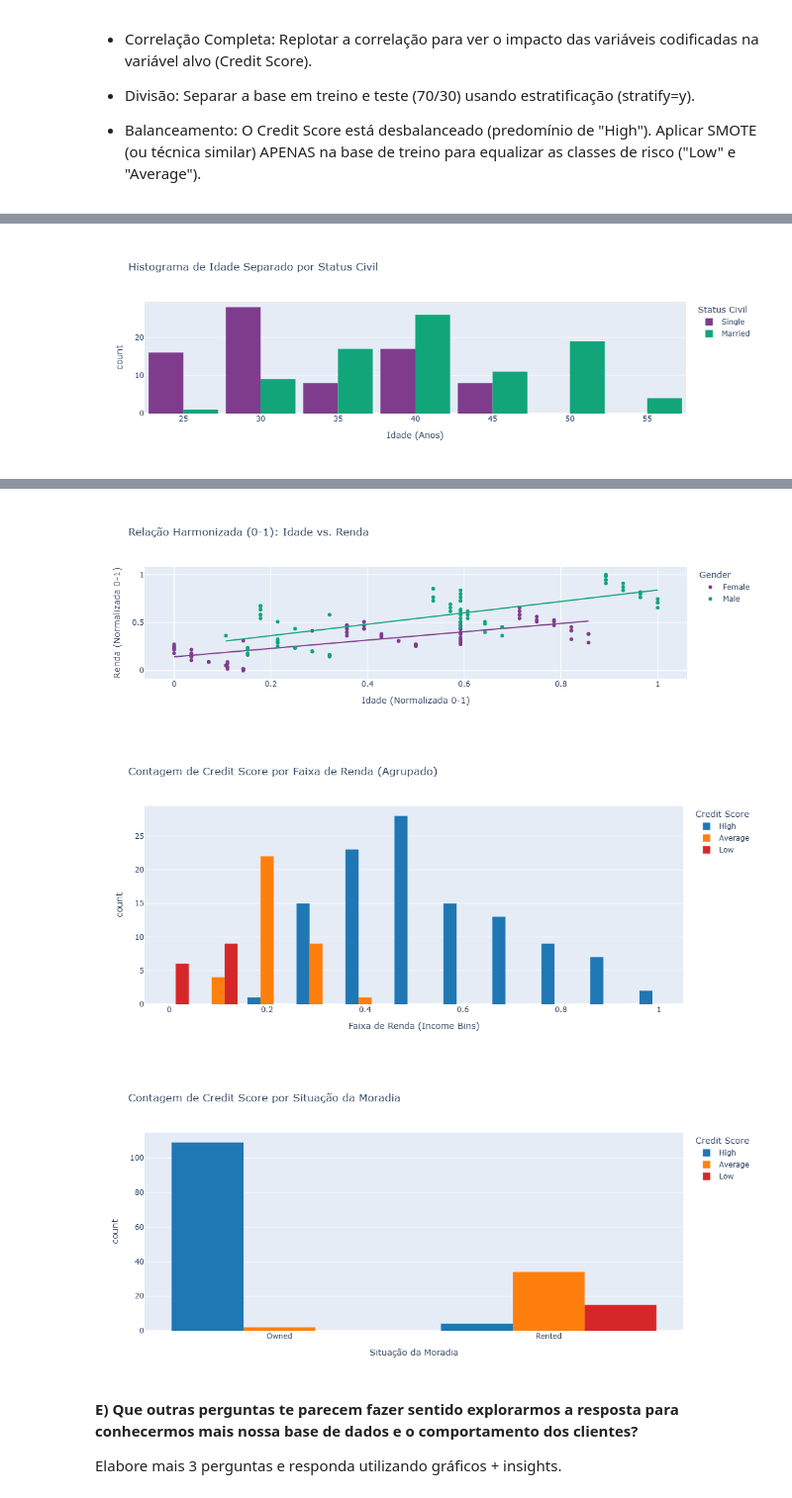
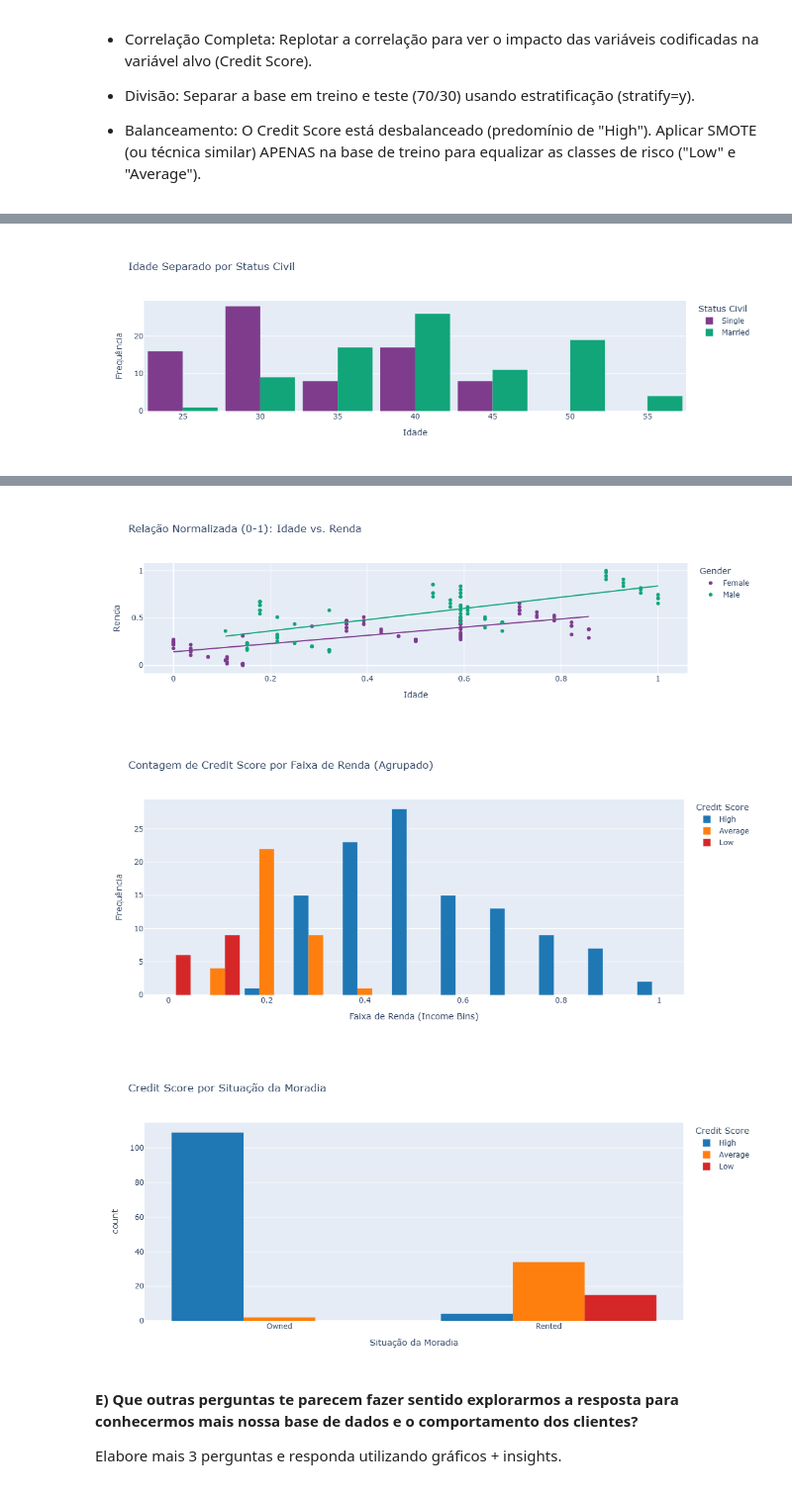
Before and after one commit to JohnnyCst37/credit-score-processamento-data-science, a Jupyter notebook: Profissao Cientista de Dados M17 Projeto-johnny.ipynb, the cells around one changed output, grey strips where cells are left out. Shown at 99% size. Saved outputs shown, nothing was run; the diff lists cells and outputs as text; code cells hidden in the pictures.

```diff
--- a/Profissao Cientista de Dados M17 Projeto-johnny.ipynb
+++ b/Profissao Cientista de Dados M17 Projeto-johnny.ipynb
@@ -407,45 +407,43 @@ Codificação Categórica:
  - Balanceamento: O Credit Score está desbalanceado (predomínio de "High"). Aplicar SMOTE (ou técnica similar) APENAS na base de treino para equalizar as classes de risco ("Low" e "Average").
 # %%
 # ANALISE CENTRAL
+
 # Padronização de Cores
 FINANCE_BLUE = '#1f77b4' # Cor única para histogramas univariados ou barras principais
 CREDIT_SCORE_COLORS = {'High': '#1f77b4', 'Average': '#ff7f0e', 'Low': '#d62728'} # Azul, Laranja, Vermelho
 
 # ----------------------------------------------------------------------
 # AGE VS MARITAL STATUS
-# ----------------------------------------------------------------------
-
-# Histograma da Distribuição de Idade (UNIVARIADA - Cor Única)
+# Histograma da Distribuição de Idade
 fig_age_marital = px.histogram(
     df,
     x='Age',
-    title='Histograma da Distribuição de Idade',
+    title='Distribuição de Idade por Estado Civil',
     labels={'Age': 'Idade (Anos)', 'count': 'Frequência'},
     nbins=10,
     color_discrete_sequence=[FINANCE_BLUE] # PADRONIZAÇÃO DE COR
 )
 
-fig_age_marital.update_layout(xaxis_title='Idade', yaxis_title='Contagem (Frequência)', bargap=0.05)
+fig_age_marital.update_layout(xaxis_title='Idade', yaxis_title='Frequência', bargap=0.05)
 fig_age_marital.show()
 
 
-# Histograma com Separação por Status Civil (BIVARIADA - Plotly escolhe cores diferentes para Marital Status)
+# Histograma com Separação por Status Civil
 fig_education_score = px.histogram(
     df,
     x='Age',
     color='Marital Status',
-    title='Histograma de Idade Separado por Status Civil',
+    title='Idade Separado por Status Civil',
     labels={'Age': 'Idade (Anos)', 'count': 'Frequência', 'Marital Status': 'Status Civil'},
     barmode='group',
     nbins=10,
     # PLOTLY: Usa uma sequência de cores para as categorias de 'Marital Status'
     color_discrete_sequence=px.colors.qualitative.Bold
 )
-fig_education_score.update_layout(bargap=0.1)
+fig_education_score.update_layout(xaxis_title='Idade', yaxis_title='Frequência', bargap=0.1)
 fig_education_score.show()
 
-# ... (Tabelas de Education vs Credit Score - Sem código gráfico para harmonizar) ...
-
+# EDUCATION POR CREDIT SCORE
 # Gráfico de Barras Agrupado e Empilhado para Education vs Credit Score
 fig_education_score = px.histogram(
     df,
@@ -457,14 +455,14 @@ fig_education_score = px.histogram(
     # PADRONIZAÇÃO DE CORES: Mapeia o Credit Score para as cores de risco
     color_discrete_map=CREDIT_SCORE_COLORS
 )
+
+fig_age_marital.update_layout(xaxis_title='Escolaridade', yaxis_title='Frequência', bargap=0.05)
+
 fig_education_score.show()
 
-# ----------------------------------------------------------------------
+
 # AGE VS INCOME (Normalizado)
 # ----------------------------------------------------------------------
-
-# (O código de MinMaxScaler foi mantido, assumindo que já rodou e criou as colunas _Normalized)
-
 # Gráfico de Dispersão para a Comparação Harmonizada
 fig_normalized = px.scatter(
     df,
@@ -472,13 +470,13 @@ fig_normalized = px.scatter(
     y='Income_Normalized',
     color='Gender',
     trendline='ols',
-    title='Relação Harmonizada (0-1): Idade vs. Renda',
+    title='Relação Normalizada (0-1): Idade vs. Renda',
     # PLOTLY: Usa uma sequência para as 2 categorias de Gênero
     color_discrete_sequence=px.colors.qualitative.Bold
 )
 fig_normalized.update_layout(
-    xaxis_title='Idade (Normalizada 0-1)',
-    yaxis_title='Renda (Normalizada 0-1)'
+    xaxis_title='Idade',
+    yaxis_title='Renda'
 )
 fig_normalized.show()
 
@@ -489,7 +487,6 @@ fig_normalized.show()
 column_income_bins = 'Income_Normalized'
 column_credit_score = 'Credit Score'
 
-# (Assumindo que df[column_income_bins] já foi convertido para string)
 
 # Criação do Histograma Agrupado
 fig_income_score = px.histogram(
@@ -511,6 +508,8 @@ fig_income_score = px.histogram(
 )
 
 fig_income_score.update_xaxes(categoryorder='category ascending')
+fig_income_score.update_layout(yaxis_title='Frequência', bargap=0.1)
+
 fig_income_score.show()
 
 # ----------------------------------------------------------------------
@@ -528,12 +527,11 @@ fig_moradia = px.histogram(
 
     barmode='group',
 
-    title='Contagem de Credit Score por Situação da Moradia',
+    title='Credit Score por Situação da Moradia',
     labels={
         column_home_ownership: 'Situação da Moradia',
         column_credit_score: 'Credit Score',
-        'count': 'Frequência de Clientes'
-    },
+       },
     height=500,
     # PADRONIZAÇÃO DE CORES
     color_discrete_map=CREDIT_SCORE_COLORS
@@ -542,5 +540,6 @@ fig_moradia = px.histogram(
 # Ajuste de Ordem
 fig_moradia.update_xaxes(categoryorder='array', categoryarray=['Owned', 'Rented'])
 
+
 fig_moradia.show()
 # %% [output]
@@ -548,8 +547,8 @@ fig_moradia.show()
-[figure, old version]
+[figure, new version]
 [figure]
-[figure, old version]
+[figure, new version]
-[figure, old version]
+[figure, new version]
-[figure, old version]
+[figure, new version]
 # %% [markdown]
 **E) Que outras perguntas te parecem fazer sentido explorarmos a resposta para conhecermos mais nossa base de dados e o comportamento dos clientes?**
 
```
Also changed, not shown: parts of 2 cells of this notebook, 38 other files.
